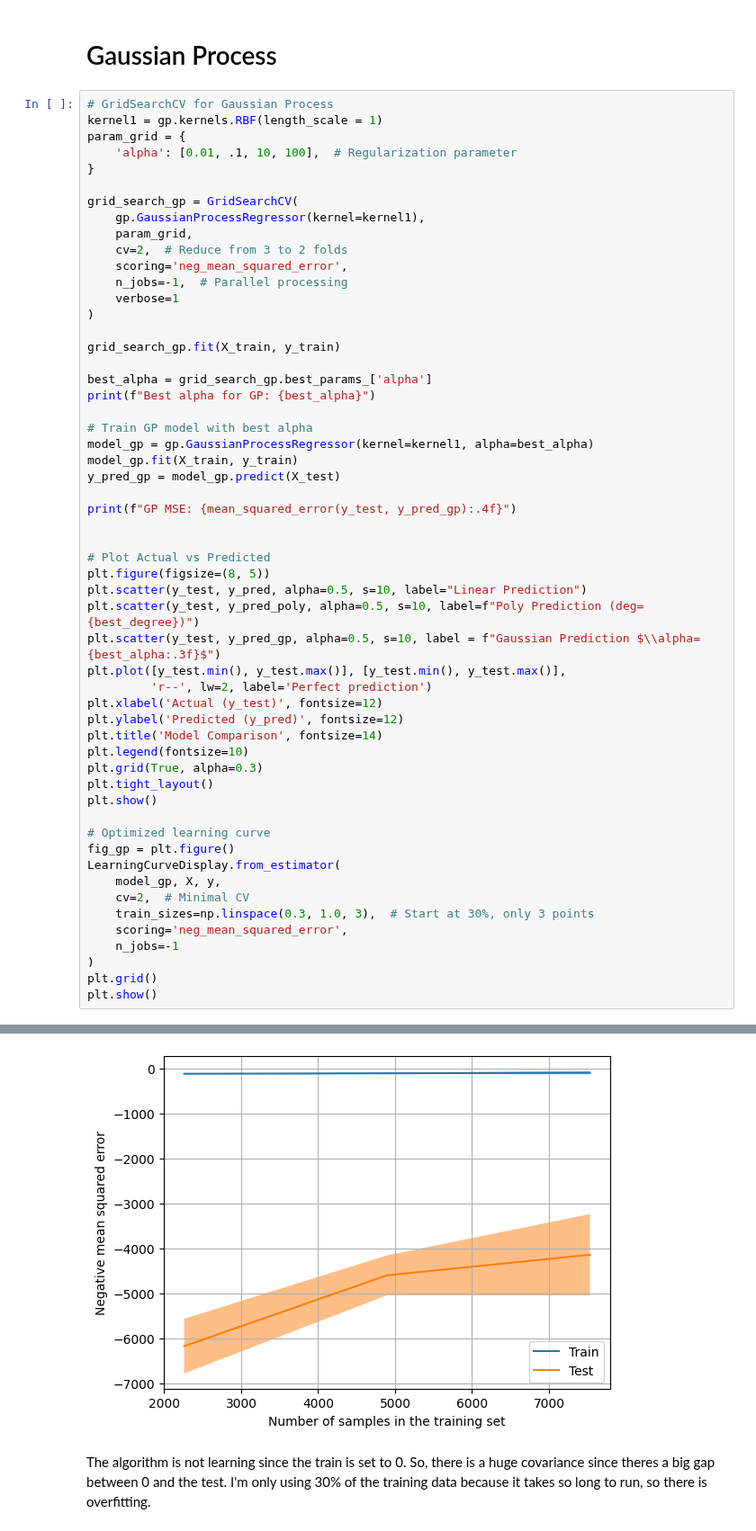
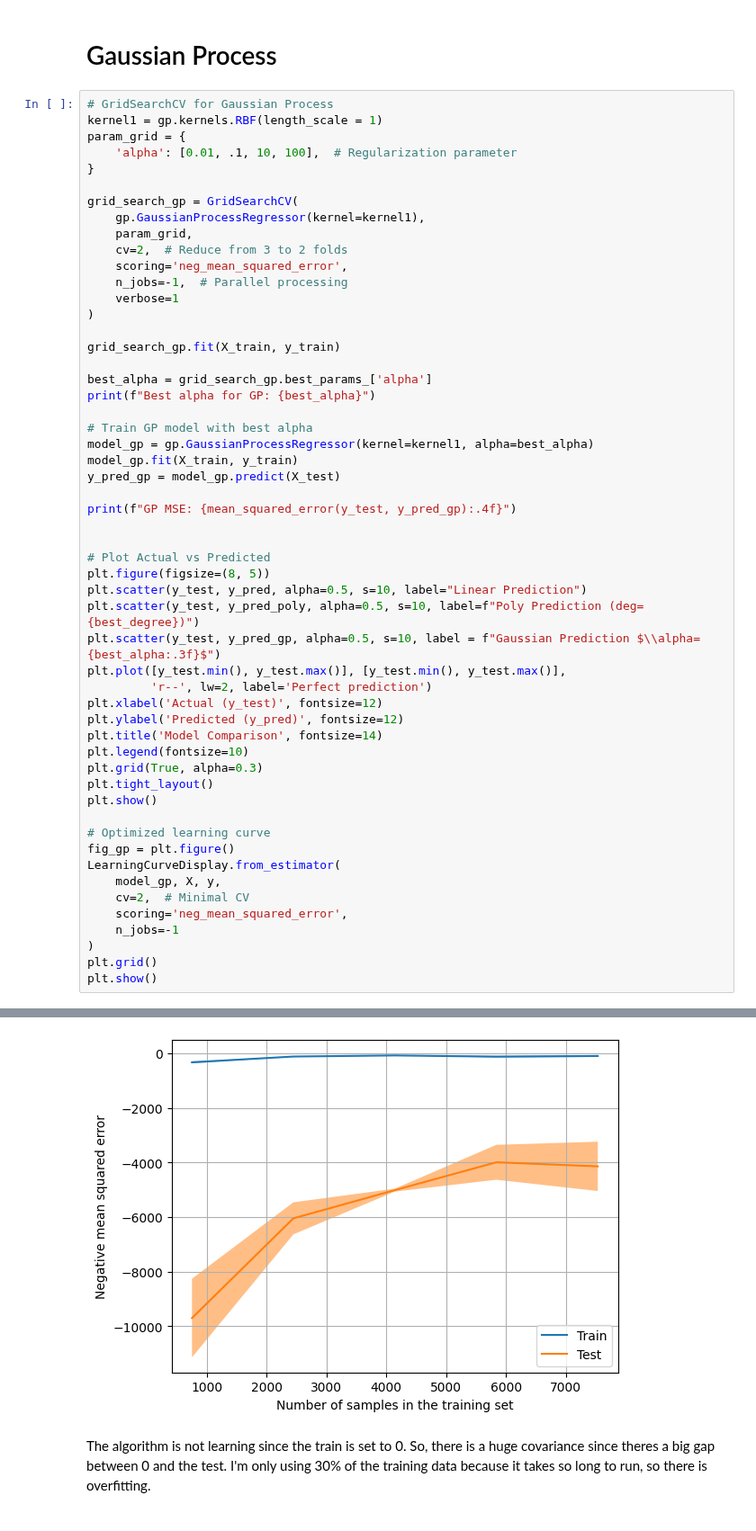
Before and after one commit to seoserang/phys255ml, a Jupyter notebook: 6 Non Linear Regression/Assignment 9/LinearRegressionAssignment.ipynb, the cells around one changed output, grey strips where cells are left out. Shown at 90% size. Cells and saved outputs as stored; diff of their text form.

```diff
--- a/6 Non Linear Regression/Assignment 9/LinearRegressionAssignment.ipynb
+++ b/6 Non Linear Regression/Assignment 9/LinearRegressionAssignment.ipynb
@@ -226,35 +226,34 @@ print(f"GP MSE: {mean_squared_error(y_test, y_pred_gp):.4f}")
 plt.figure(figsize=(8, 5))
 plt.scatter(y_test, y_pred, alpha=0.5, s=10, label="Linear Prediction")
 plt.scatter(y_test, y_pred_poly, alpha=0.5, s=10, label=f"Poly Prediction (deg={best_degree})")
 plt.scatter(y_test, y_pred_gp, alpha=0.5, s=10, label = f"Gaussian Prediction $\\alpha={best_alpha:.3f}$")
 plt.plot([y_test.min(), y_test.max()], [y_test.min(), y_test.max()],
          'r--', lw=2, label='Perfect prediction')
 plt.xlabel('Actual (y_test)', fontsize=12)
 plt.ylabel('Predicted (y_pred)', fontsize=12)
 plt.title('Model Comparison', fontsize=14)
 plt.legend(fontsize=10)
 plt.grid(True, alpha=0.3)
 plt.tight_layout()
 plt.show()
 
 # Optimized learning curve
 fig_gp = plt.figure()
 LearningCurveDisplay.from_estimator(
     model_gp, X, y,
     cv=2,  # Minimal CV
-    train_sizes=np.linspace(0.3, 1.0, 3),  # Start at 30%, only 3 points
     scoring='neg_mean_squared_error',
     n_jobs=-1
 )
 plt.grid()
 plt.show()
 # %% [output]
 Fitting 2 folds for each of 4 candidates, totalling 8 fits
 Best alpha for GP: 0.1
 GP MSE: 3003.2541
 [figure]
 <Figure size 640x480 with 0 Axes>
-[figure, old version]
+[figure, new version]
 # %% [markdown]
 The algorithm is not learning since the train is set to 0. So, there is a huge covariance since theres a big gap between 0 and the test. I'm only using 30% of the training data because it takes so long to run, so there is overfitting.
 # %% [markdown]
```
